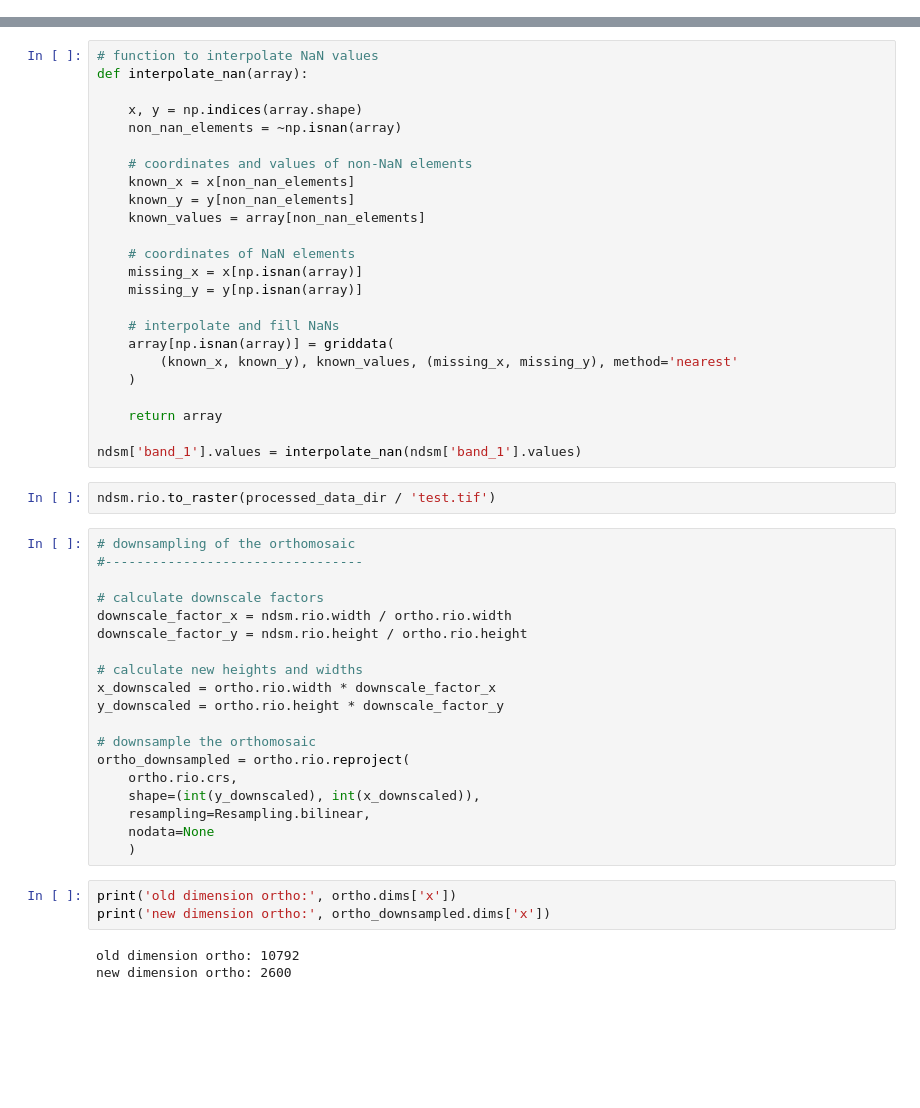
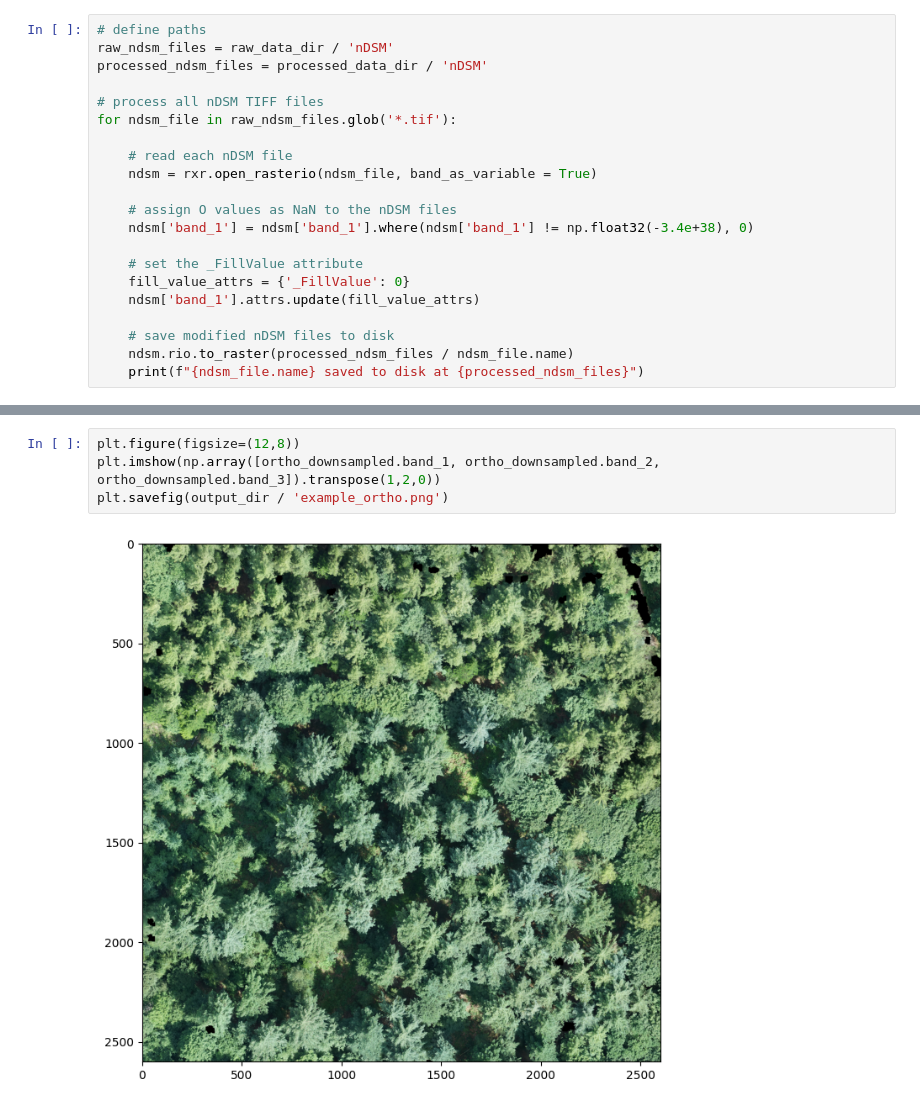
Before and after one commit to FloFranz/canopy_height_prediction, a Jupyter notebook: scripts/preprocessing.ipynb, the cells around one changed output, grey strips where cells are left out. Cells and saved outputs as stored; diff of their text form; blank space fills up the shorter version.

Commit message:
add NaN value assignment and resampling

```diff
--- a/scripts/preprocessing.ipynb
+++ b/scripts/preprocessing.ipynb
@@ -25,2 +26,23 @@ created directory data\processed_data
 created directory data\metadata
 created directory output
+# %%
+# define paths
+raw_ndsm_files = raw_data_dir / 'nDSM'
+processed_ndsm_files = processed_data_dir / 'nDSM'
+
+# process all nDSM TIFF files
+for ndsm_file in raw_ndsm_files.glob('*.tif'):
+
+    # read each nDSM file
+    ndsm = rxr.open_rasterio(ndsm_file, band_as_variable = True)
+
+    # assign O values as NaN to the nDSM files
+    ndsm['band_1'] = ndsm['band_1'].where(ndsm['band_1'] != np.float32(-3.4e+38), 0)
+
+    # set the _FillValue attribute
+    fill_value_attrs = {'_FillValue': 0}
+    ndsm['band_1'].attrs.update(fill_value_attrs)
+
+    # save modified nDSM files to disk
+    ndsm.rio.to_raster(processed_ndsm_files / ndsm_file.name)
+    print(f"{ndsm_file.name} saved to disk at {processed_ndsm_files}")
@@ -77,51 +130,6 @@ Attributes:
-# %%
-# function to interpolate NaN values
-def interpolate_nan(array):
-
-    x, y = np.indices(array.shape)
-    non_nan_elements = ~np.isnan(array)
-
-    # coordinates and values of non-NaN elements
-    known_x = x[non_nan_elements]
-    known_y = y[non_nan_elements]
-    known_values = array[non_nan_elements]
-
-    # coordinates of NaN elements
-    missing_x = x[np.isnan(array)]
-    missing_y = y[np.isnan(array)]
-
-    # interpolate and fill NaNs
-    array[np.isnan(array)] = griddata(
-        (known_x, known_y), known_values, (missing_x, missing_y), method='nearest'
-    )
-
-    return array
-
-ndsm['band_1'].values = interpolate_nan(ndsm['band_1'].values)
-# %%
-ndsm.rio.to_raster(processed_data_dir / 'test.tif')
-# %%
-# downsampling of the orthomosaic
-#---------------------------------
-
-# calculate downscale factors
-downscale_factor_x = ndsm.rio.width / ortho.rio.width
-downscale_factor_y = ndsm.rio.height / ortho.rio.height
-
-# calculate new heights and widths
-x_downscaled = ortho.rio.width * downscale_factor_x
-y_downscaled = ortho.rio.height * downscale_factor_y
-
-# downsample the orthomosaic
-ortho_downsampled = ortho.rio.reproject(
-    ortho.rio.crs,
-    shape=(int(y_downscaled), int(x_downscaled)),
-    resampling=Resampling.bilinear,
-    nodata=None
-    )
-# %%
-print('old dimension ortho:', ortho.dims['x'])
-print('new dimension ortho:', ortho_downsampled.dims['x'])
-# %% [output]
-old dimension ortho: 10792
-new dimension ortho: 2600
+# %%
+plt.figure(figsize=(12,8))
+plt.imshow(np.array([ortho_downsampled.band_1, ortho_downsampled.band_2, ortho_downsampled.band_3]).transpose(1,2,0))
+plt.savefig(output_dir / 'example_ortho.png')
+# %% [output]
+[figure, added]
```
Also changed, not shown: parts of 6 cells of this notebook.
